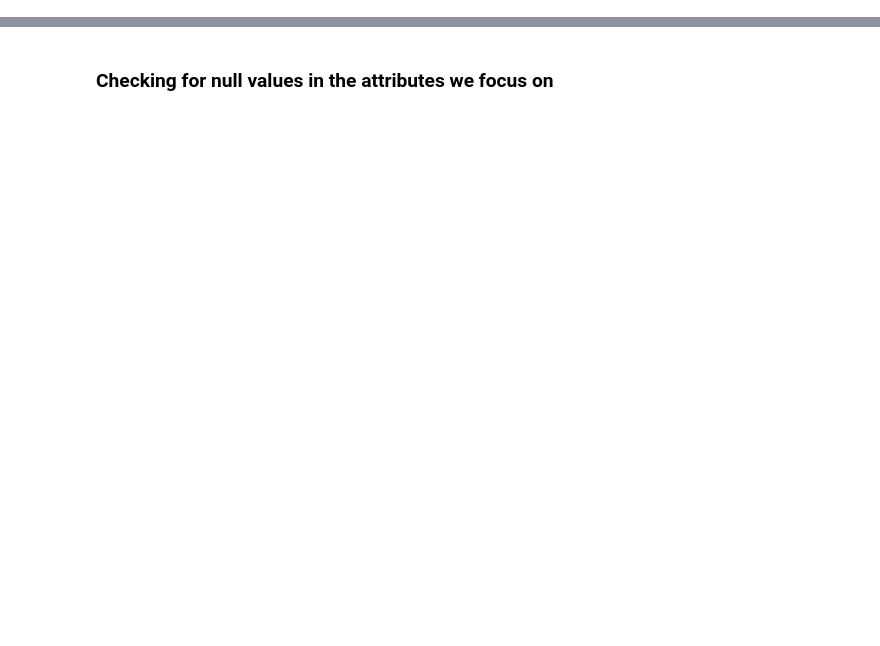
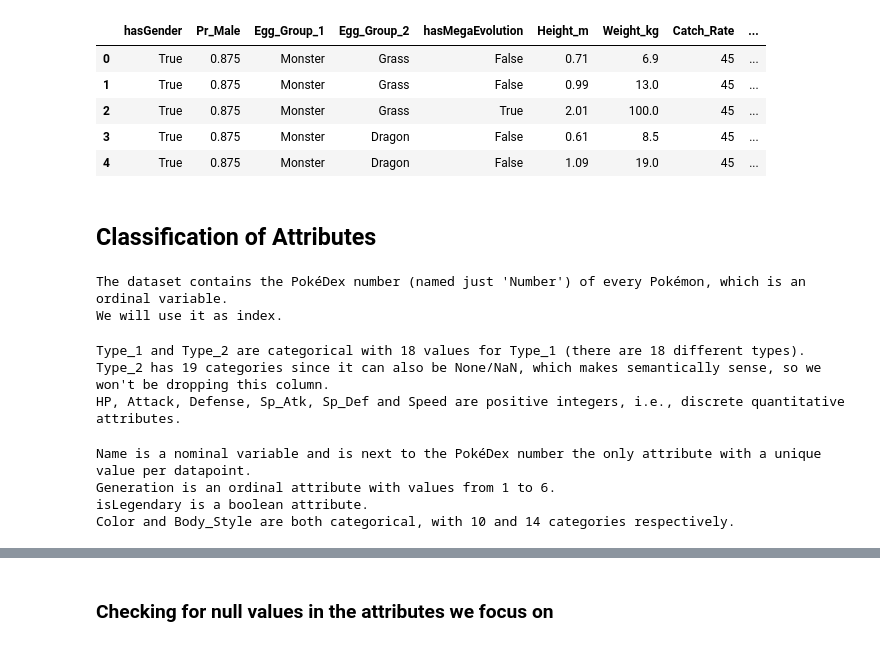
Before and after one commit to mwooll/ElTony, a Jupyter notebook: data_vis.ipynb, the cells around one changed output, grey strips where cells are left out. Cells and saved outputs as stored; diff of their text form; code cells hidden in the pictures; blank space fills up the shorter version.

```diff
--- a/data_vis.ipynb
+++ b/data_vis.ipynb
@@ -57,0 +52,44 @@ pokedata.head()
+# %%
+unprocessed[unprocessed.columns[14:]].head()
+# %% [output]
+|  | hasGender | Pr_Male | Egg_Group_1 | Egg_Group_2 | hasMegaEvolution | Height_m | Weight_kg | Catch_Rate | ... |
+| 0 | True | 0.875 | Monster | Grass | False | 0.71 | 6.9 | 45 | ... |
+| 1 | True | 0.875 | Monster | Grass | False | 0.99 | 13.0 | 45 | ... |
+| 2 | True | 0.875 | Monster | Grass | True | 2.01 | 100.0 | 45 | ... |
+| 3 | True | 0.875 | Monster | Dragon | False | 0.61 | 8.5 | 45 | ... |
+| 4 | True | 0.875 | Monster | Dragon | False | 1.09 | 19.0 | 45 | ... |
+# %% [markdown]
+## Classification of Attributes
+# %%
+# 0. PokéDex number
+print("The dataset contains the PokéDex number (named just 'Number') of every Pokémon, which is an ordinal variable.")
+print("We will use it as index.")
+indexed = unprocessed.set_index(keys="Number", drop=True)
+# %% [output]
+The dataset contains the PokéDex number (named just 'Number') of every Pokémon, which is an ordinal variable.
+We will use it as index.
+# %%
+# 1. core_col are the attributes which determine if a Pokémon is a good choice for a team
+core_col = ["Type_1", "Type_2", 'HP', 'Attack', 'Defense', 'Sp_Atk', 'Sp_Def', 'Speed']
+
+print("Type_1 and Type_2 are categorical with 18 values for Type_1 (there are 18 different types).")
+print("Type_2 has 19 categories since it can also be None/NaN, which makes semantically sense, \
+so we won't be dropping this column.")
+print("HP, Attack, Defense, Sp_Atk, Sp_Def and Speed are positive integers, i.e., discrete quantitative attributes.")
+# %% [output]
+Type_1 and Type_2 are categorical with 18 values for Type_1 (there are 18 different types).
+Type_2 has 19 categories since it can also be None/NaN, which makes semantically sense, so we won't be dropping this column.
+HP, Attack, Defense, Sp_Atk, Sp_Def and Speed are positive integers, i.e., discrete quantitative attributes.
+# %%
+# 2. filt_col are the attributes most useful for filtering and searching apart from core_col
+filt_col = ["Name", "Generation", "isLegendary", "Color", "Body_Style"]
+print("Name is a nominal variable and is next to the PokéDex number the only attribute with a unique value per datapoint.")
+print("Generation is an ordinal attribute with values from 1 to 6.")
+print("isLegendary is a boolean attribute.")
+print(f"Color and Body_Style are both categorical, with {len(unprocessed.Color.unique())} \
+and {len(unprocessed.Body_Style.unique())} categories respectively.")
+# %% [output]
+Name is a nominal variable and is next to the PokéDex number the only attribute with a unique value per datapoint.
+Generation is an ordinal attribute with values from 1 to 6.
+isLegendary is a boolean attribute.
+Color and Body_Style are both categorical, with 10 and 14 categories respectively.
```
Also changed, not shown: parts of 22 cells of this notebook.
